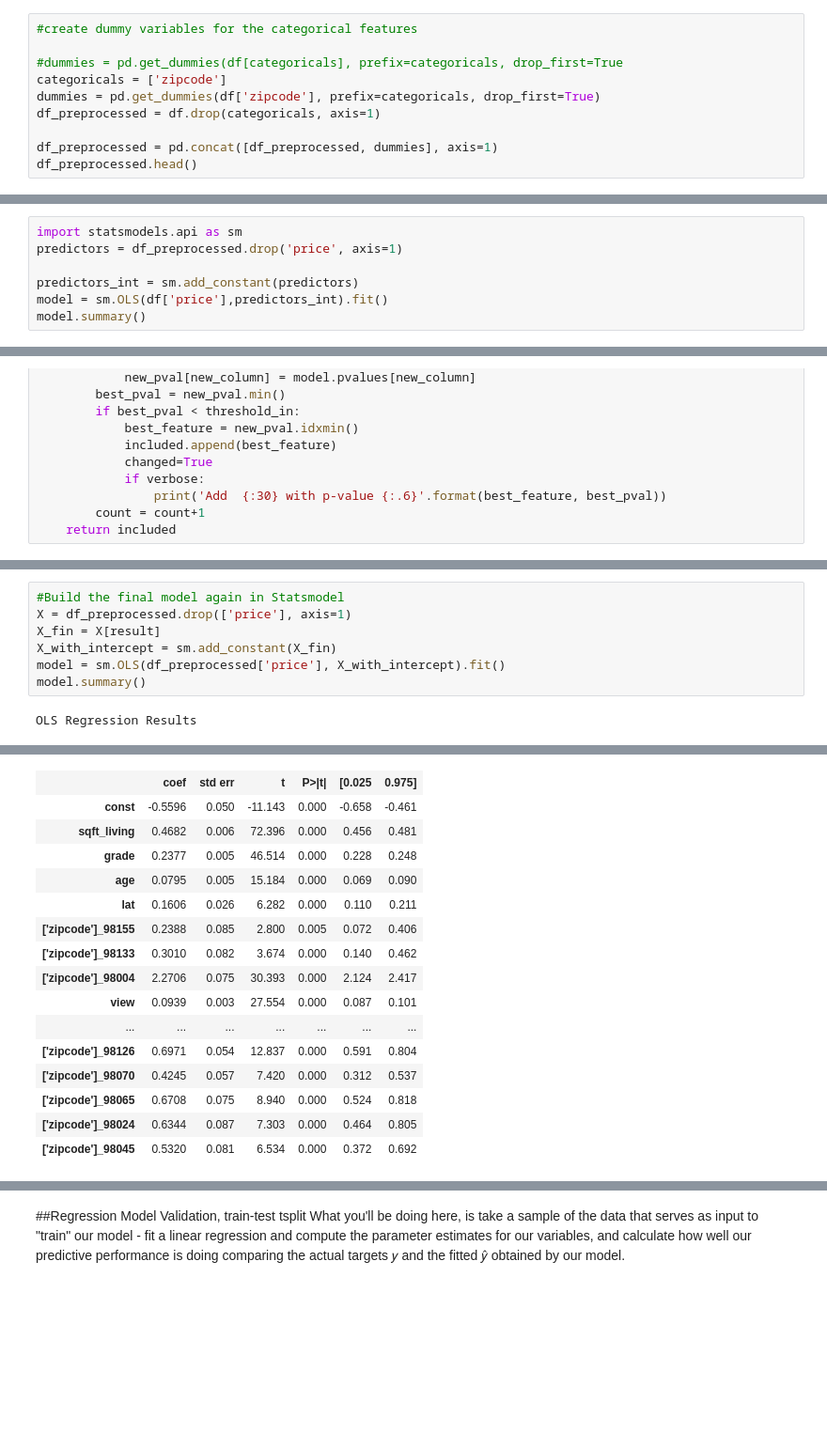
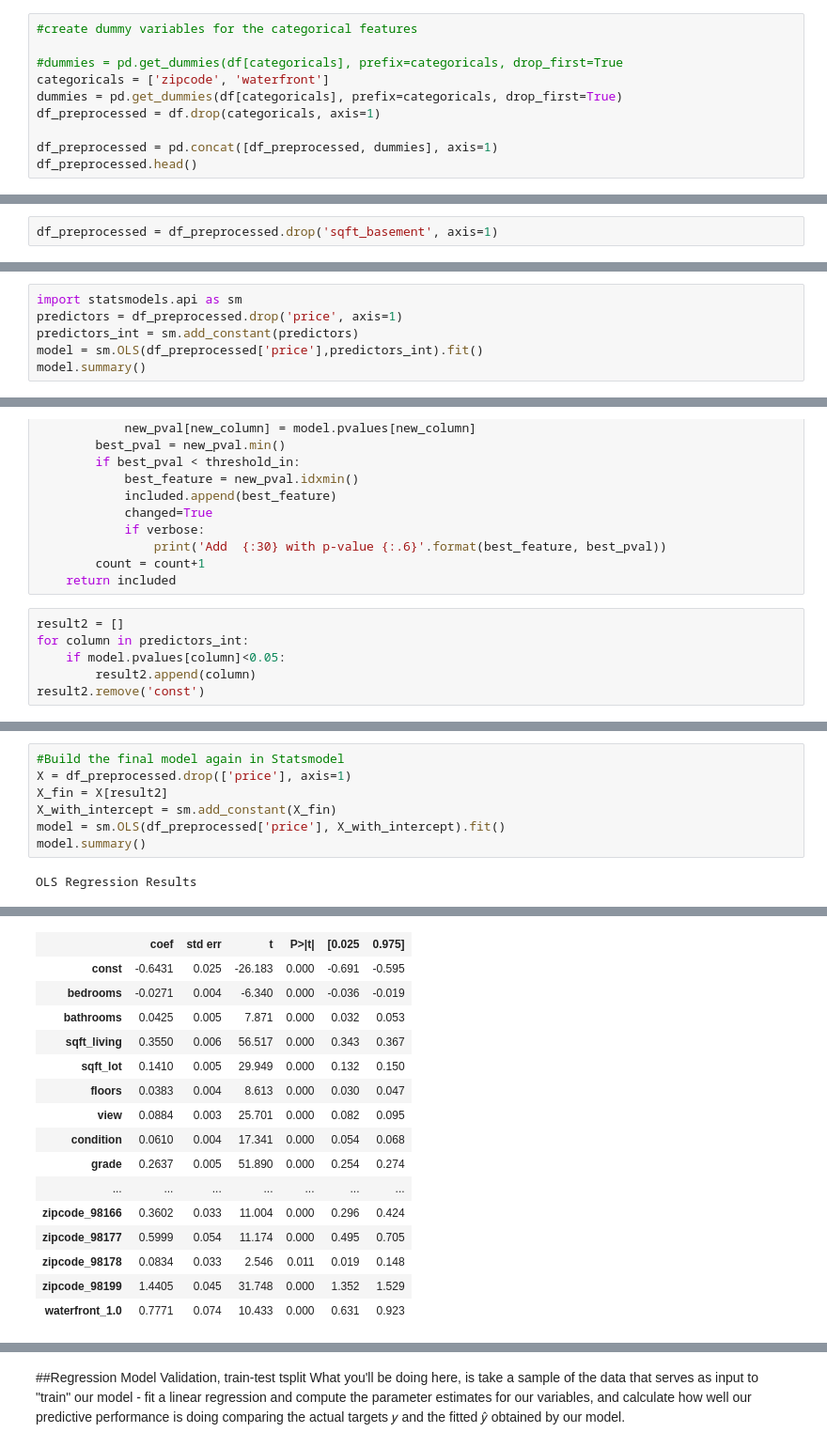
Before and after one commit to kstrickland680/housing-analysis, a Jupyter notebook: housing-analysis.ipynb, the cells around one changed output, grey strips where cells are left out. Shown at 94% size. Cells and saved outputs as stored; diff of their text form; blank space fills up the shorter version.

Commit message:
Decided on final model.

```diff
--- a/housing-analysis.ipynb
+++ b/housing-analysis.ipynb
@@ -474,8 +329,8 @@ fig.tight_layout()
 #create dummy variables for the categorical features
 
 #dummies = pd.get_dummies(df[categoricals], prefix=categoricals, drop_first=True
-categoricals = ['zipcode']
-dummies = pd.get_dummies(df['zipcode'], prefix=categoricals, drop_first=True)
+categoricals = ['zipcode', 'waterfront']
+dummies = pd.get_dummies(df[categoricals], prefix=categoricals, drop_first=True)
 df_preprocessed = df.drop(categoricals, axis=1)
 
 df_preprocessed = pd.concat([df_preprocessed, dummies], axis=1)
@@ -490 +345,3 @@ df_preprocessed.head()
 5 rows × 83 columns
+# %%
+df_preprocessed = df_preprocessed.drop('sqft_basement', axis=1)
@@ -491,9 +368,8 @@ df_preprocessed.head()
 # %%
 import statsmodels.api as sm
 predictors = df_preprocessed.drop('price', axis=1)
-
 predictors_int = sm.add_constant(predictors)
-model = sm.OLS(df['price'],predictors_int).fit()
+model = sm.OLS(df_preprocessed['price'],predictors_int).fit()
 model.summary()
 # %% [output]
 OLS Regression Results
@@ -573,4 +447,10 @@ def stepwise_selection(X, y,
                 print('Add  {:30} with p-value {:.6}'.format(best_feature, best_pval))
         count = count+1
     return included
+# %%
+result2 = []
+for column in predictors_int:
+    if model.pvalues[column]<0.05:
+        result2.append(column)
+result2.remove('const')
 # %%
@@ -598,7 +479,7 @@ resulting features:
 # %%
 #Build the final model again in Statsmodel
 X = df_preprocessed.drop(['price'], axis=1)
-X_fin = X[result]
+X_fin = X[result2]
 X_with_intercept = sm.add_constant(X_fin)
 model = sm.OLS(df_preprocessed['price'], X_with_intercept).fit()
 model.summary()
@@ -615,17 +496,17 @@ OLS Regression Results
 | Covariance Type: | nonrobust |  |  |
 |  | coef | std err | t | P>|t| | [0.025 | 0.975] |
-| const | -0.5596 | 0.050 | -11.143 | 0.000 | -0.658 | -0.461 |
-| sqft_living | 0.4682 | 0.006 | 72.396 | 0.000 | 0.456 | 0.481 |
-| grade | 0.2377 | 0.005 | 46.514 | 0.000 | 0.228 | 0.248 |
-| age | 0.0795 | 0.005 | 15.184 | 0.000 | 0.069 | 0.090 |
-| lat | 0.1606 | 0.026 | 6.282 | 0.000 | 0.110 | 0.211 |
-| ['zipcode']_98155 | 0.2388 | 0.085 | 2.800 | 0.005 | 0.072 | 0.406 |
-| ['zipcode']_98133 | 0.3010 | 0.082 | 3.674 | 0.000 | 0.140 | 0.462 |
-| ['zipcode']_98004 | 2.2706 | 0.075 | 30.393 | 0.000 | 2.124 | 2.417 |
-| view | 0.0939 | 0.003 | 27.554 | 0.000 | 0.087 | 0.101 |
+| const | -0.6431 | 0.025 | -26.183 | 0.000 | -0.691 | -0.595 |
+| bedrooms | -0.0271 | 0.004 | -6.340 | 0.000 | -0.036 | -0.019 |
+| bathrooms | 0.0425 | 0.005 | 7.871 | 0.000 | 0.032 | 0.053 |
+| sqft_living | 0.3550 | 0.006 | 56.517 | 0.000 | 0.343 | 0.367 |
+| sqft_lot | 0.1410 | 0.005 | 29.949 | 0.000 | 0.132 | 0.150 |
+| floors | 0.0383 | 0.004 | 8.613 | 0.000 | 0.030 | 0.047 |
+| view | 0.0884 | 0.003 | 25.701 | 0.000 | 0.082 | 0.095 |
+| condition | 0.0610 | 0.004 | 17.341 | 0.000 | 0.054 | 0.068 |
+| grade | 0.2637 | 0.005 | 51.890 | 0.000 | 0.254 | 0.274 |
 | ... | ... | ... | ... | ... | ... | ... |
-| ['zipcode']_98126 | 0.6971 | 0.054 | 12.837 | 0.000 | 0.591 | 0.804 |
-| ['zipcode']_98070 | 0.4245 | 0.057 | 7.420 | 0.000 | 0.312 | 0.537 |
-| ['zipcode']_98065 | 0.6708 | 0.075 | 8.940 | 0.000 | 0.524 | 0.818 |
-| ['zipcode']_98024 | 0.6344 | 0.087 | 7.303 | 0.000 | 0.464 | 0.805 |
-| ['zipcode']_98045 | 0.5320 | 0.081 | 6.534 | 0.000 | 0.372 | 0.692 |
+| zipcode_98166 | 0.3602 | 0.033 | 11.004 | 0.000 | 0.296 | 0.424 |
+| zipcode_98177 | 0.5999 | 0.054 | 11.174 | 0.000 | 0.495 | 0.705 |
+| zipcode_98178 | 0.0834 | 0.033 | 2.546 | 0.011 | 0.019 | 0.148 |
+| zipcode_98199 | 1.4405 | 0.045 | 31.748 | 0.000 | 1.352 | 1.529 |
+| waterfront_1.0 | 0.7771 | 0.074 | 10.433 | 0.000 | 0.631 | 0.923 |
```
Also changed, not shown: parts of 101 cells of this notebook.
